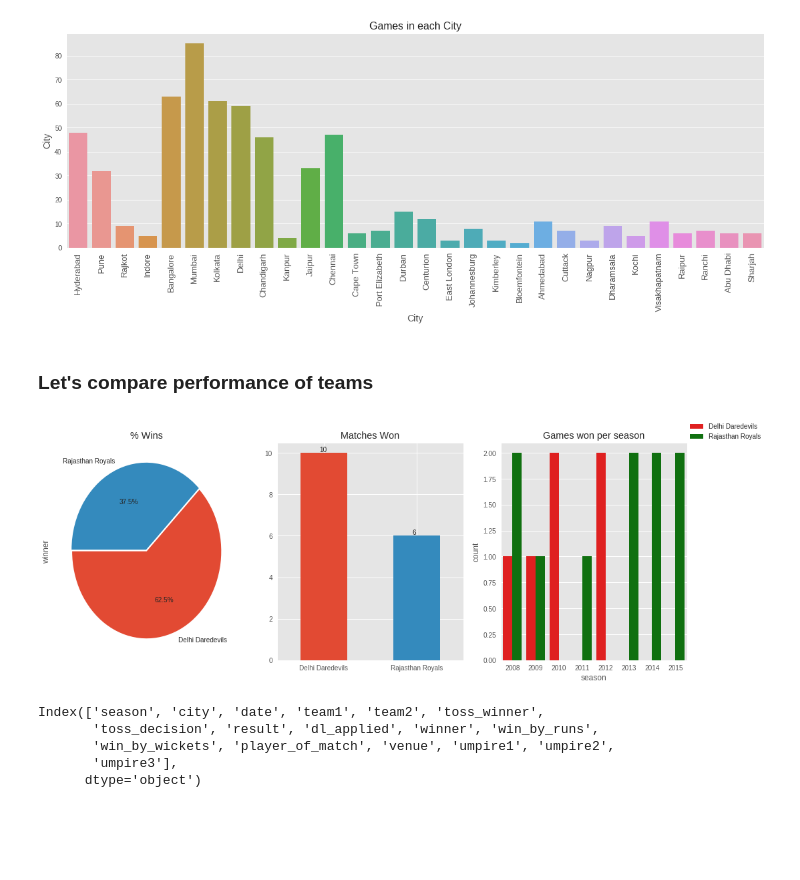
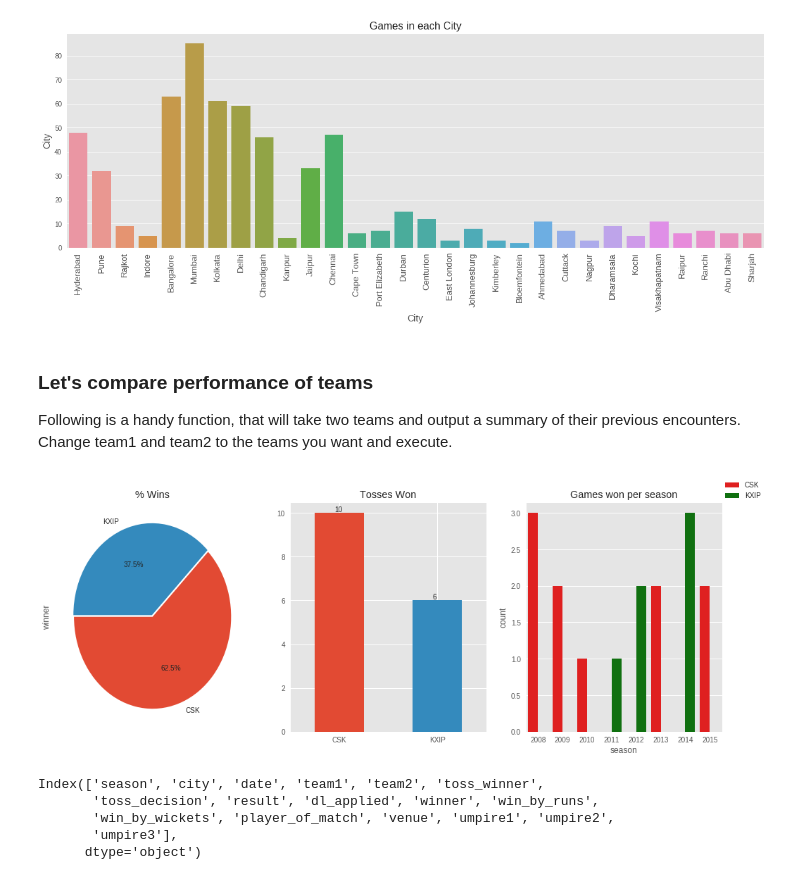
Before and after one commit to tanmay-kulkarni/general_ml, a Jupyter notebook: Cricket.ipynb, the cells around one changed output. Drawn from its saved outputs; the diff is of its cells as text; code cells hidden in the pictures; blank space fills up the shorter version.

```diff
--- a/Cricket.ipynb
+++ b/Cricket.ipynb
@@ -92,26 +133,10 @@ Let's find out the number of games won by each team over the years.
 # %%
 fig, ax = plt.subplots(ncols=1,nrows=1,sharex=False, figsize=(19,5))
 
-
-l = ['Mumbai Indians',
-'Chennai Super Kings',
-'Kolkata Knight Riders',
-'Royal Challengers Bangalore',
-'Kings XI Punjab',
-'Rajasthan Royals',
-'Delhi Daredevils',
-'Sunrisers Hyderabad',
-'Deccan Chargers',
-'Gujarat Lions',
-'Pune Warriors',
-'Rising Pune Supergiant',
-'Kochi Tuskers Kerala',
-'Rising Pune Supergiants']
-
 #plt.axes(ax[0])
 
-g=sbn.countplot(data=df, x='winner', order=l)
-_ = g.set_xticklabels(labels=l,rotation=90)
+g=sbn.countplot(data=df, x='winner', order=list(set(team_to_code.values())))
+_ = g.set_xticklabels(labels=list(set(team_to_code.values())),rotation=0)
 
 for patch in g.patches:
     g.annotate(format(patch.get_height()), (patch.get_x()+0.20, patch.get_height()+1))
@@ -130,7 +155,7 @@ fig, ax = plt.subplots(nrows=1, ncols=3,sharex=False,figsize=(19,5))
 
 plt.axes(ax[0])
 #plt.subplots(figsize=(10,6))
-axe = df['toss_winner'].value_counts().plot.bar(width=.9)
+axe = df['toss_winner'].value_counts().plot.bar(width=.9, rot=30)
 for patch in axe.patches:
     axe.annotate(format(patch.get_height()), (patch.get_x()+0.20, patch.get_height()+1))
 
@@ -195,46 +220,46 @@ plt.ylabel('City', fontsize=14)
 # %% [output]
 Text(0,0.5,'City')
 [figure]
-# %% [markdown]
-### Let's compare performance of teams
+# %% [markdown]
+### Let's compare performance of teams
+
+Following is a handy function, that will take two teams and output a summary of their previous encounters. Change team1 and team2 to the teams you want and execute.
 # %%
 #team1='Mumbai Indians'
-team1='Rajasthan Royals'
-team2='Delhi Daredevils'
+team1='KXIP'
+team2='CSK'
+
 
 def compare_teams(team_1,team_2, df):
 
     plt.style.use('ggplot')
 
     fig, ax = plt.subplots(nrows=1, ncols=3, figsize=(17,6))
 
     plt.axes(ax[0])
 
     df_t1_t2 = df[((df['team1'] == team1) & (df['team2'] == team2)) | ((df['team1'] == team2) & (df['team2'] == team1))]
 
     df_t1_t2.winner.value_counts().plot.pie(explode=(0,0.02),startangle=180, autopct='%1.1f%%', labels=[team2,team1])
     plt.title('% Wins')
 
 
     plt.axes(ax[1])
 
     axe = df_t1_t2.toss_winner.value_counts().plot.bar(rot=0)
-    plt.title('Matches Won')
+    plt.title('Tosses Won')
 
     for patch in axe.patches:
         axe.annotate(format(patch.get_height()), (patch.get_x()+.2, patch.get_height()+0.05))
 
     plt.axes(ax[2])
 
     sbn.countplot(data=df_t1_t2, x='season', hue='winner', palette={team1:'g',team2:'r'})
     plt.title('Games won per season')
     ax[2].legend(loc=(1,1))
 
-    pass
-
-#df_t1_t2 = df[((df['team1'] == team1) & (df['team2'] == team2)) | ((df['team1'] == team2) & (df['team2'] == team1))]
 
 compare_teams(team1,team2,df)
 # %% [output]
-[figure, old version]
+[figure, new version]
 # %%
```
Also changed, not shown: parts of 40 cells of this notebook.
